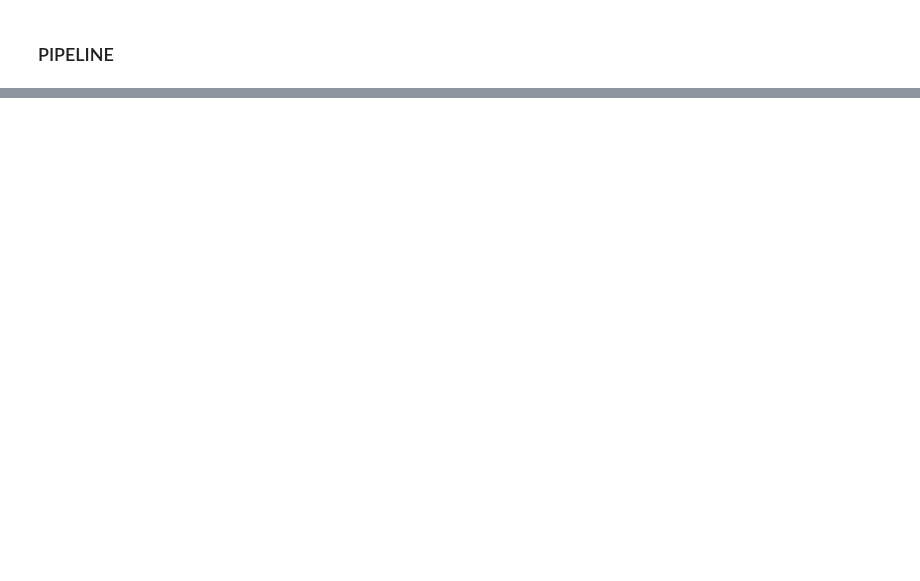
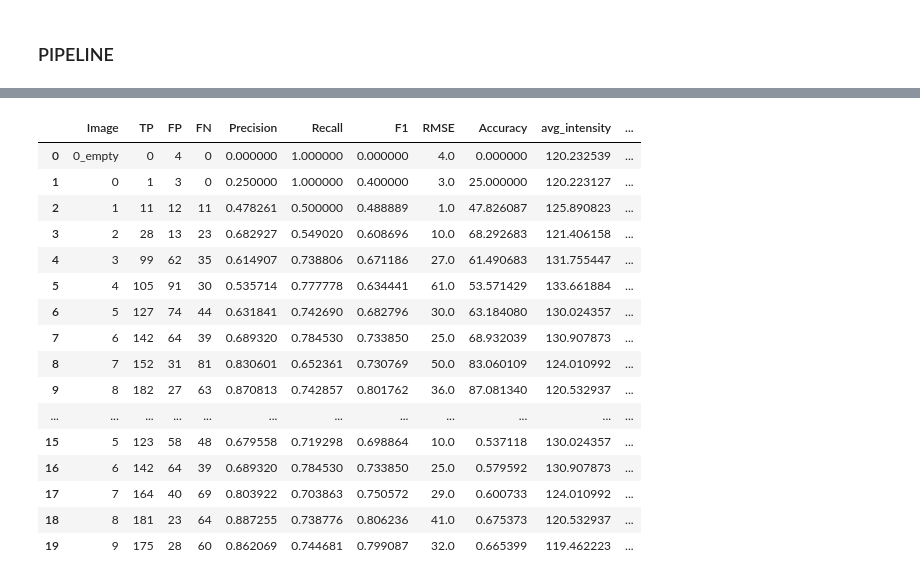
Before and after one commit to michafauth99/Project1, a Jupyter notebook: PIPELINE.ipynb, the cells around one changed output, grey strips where cells are left out. Saved outputs shown, nothing was run; the diff lists cells and outputs as text; code cells hidden in the pictures; blank space fills up the shorter version.

Commit message:
add best results

```diff
--- a/PIPELINE.ipynb
+++ b/PIPELINE.ipynb
@@ -63,7 +63,8 @@ df_eval = pd.DataFrame({
     'Precision': pd.Series(dtype='float'),
     'Recall': pd.Series(dtype='float'),
     'F1': pd.Series(dtype='float'),
-    'RMSE': pd.Series(dtype='float')
+    'RMSE': pd.Series(dtype='float'),
+    'avg_intensity': pd.Series(dtype='float')
 })
 # %%
 # Function to process each parameter combination
@@ -181,0 +186,3 @@ all_results
+# %%
+# add column as general parameter set
+all_results['parameter_set'] = all_results['avg_intensity'].apply(lambda x: 'over_130' if x >= 130 else 'below_130')
@@ -181,0 +204,12 @@ all_results
+# %%
+best_params = []
+images=["0_empty","0","1","2","3","4","5","6","7","8","9"]
+for image in images:
+    df_eval = pd.read_csv("results/grid_search/results_" + image + ".csv")
+    best_results = df_eval.sort_values(by='F1', ascending=False).head(1)
+    # add rank column
+    best_results['Rank'] = range(1, len(best_results) + 1)
+    best_params.append(best_results)
+# %%
+df_best_params = pd.concat(best_params)
+df_best_params
@@ -181,0 +228,44 @@ all_results
+# %%
+# Ensure the Image column is of the same type in both DataFrames
+df_best_params['Image'] = df_best_params['Image'].astype(str)
+all_results['Image'] = all_results['Image'].astype(str)
+
+# Ensure avg_intensity is populated in df_best_params
+df_best_params = pd.merge(
+    df_best_params,
+    all_results[['Image', 'avg_intensity']],
+    on='Image',
+    how='left'
+)
+
+# Add the parameter_set column with "best_params"
+df_best_params['parameter_set'] = 'best_params'
+
+# Retain only the required columns
+df_best_params = df_best_params[['Image', 'TP', 'FP','FN','Precision', 'Recall', 'F1', 'RMSE', 'avg_intensity', 'parameter_set']]
+# if acccuracy is NaN, calculate it
+df_best_params['Accuracy'] = df_best_params['TP'] / (df_best_params['TP'] + df_best_params['FP'] + df_best_params['FN'])
+
+# Append df_best_params to all_results
+all_results = pd.concat([all_results, df_best_params], ignore_index=True)
+
+# Display the resulting DataFrame
+all_results
+# %% [output]
+|  | Image | TP | FP | FN | Precision | Recall | F1 | RMSE | Accuracy | avg_intensity | ... |
+| 0 | 0_empty | 0 | 4 | 0 | 0.000000 | 1.000000 | 0.000000 | 4.0 | 0.000000 | 120.232539 | ... |
+| 1 | 0 | 1 | 3 | 0 | 0.250000 | 1.000000 | 0.400000 | 3.0 | 25.000000 | 120.223127 | ... |
+| 2 | 1 | 11 | 12 | 11 | 0.478261 | 0.500000 | 0.488889 | 1.0 | 47.826087 | 125.890823 | ... |
+| 3 | 2 | 28 | 13 | 23 | 0.682927 | 0.549020 | 0.608696 | 10.0 | 68.292683 | 121.406158 | ... |
+| 4 | 3 | 99 | 62 | 35 | 0.614907 | 0.738806 | 0.671186 | 27.0 | 61.490683 | 131.755447 | ... |
+| 5 | 4 | 105 | 91 | 30 | 0.535714 | 0.777778 | 0.634441 | 61.0 | 53.571429 | 133.661884 | ... |
+| 6 | 5 | 127 | 74 | 44 | 0.631841 | 0.742690 | 0.682796 | 30.0 | 63.184080 | 130.024357 | ... |
+| 7 | 6 | 142 | 64 | 39 | 0.689320 | 0.784530 | 0.733850 | 25.0 | 68.932039 | 130.907873 | ... |
+| 8 | 7 | 152 | 31 | 81 | 0.830601 | 0.652361 | 0.730769 | 50.0 | 83.060109 | 124.010992 | ... |
+| 9 | 8 | 182 | 27 | 63 | 0.870813 | 0.742857 | 0.801762 | 36.0 | 87.081340 | 120.532937 | ... |
+| ... | ... | ... | ... | ... | ... | ... | ... | ... | ... | ... | ... |
+| 15 | 5 | 123 | 58 | 48 | 0.679558 | 0.719298 | 0.698864 | 10.0 | 0.537118 | 130.024357 | ... |
+| 16 | 6 | 142 | 64 | 39 | 0.689320 | 0.784530 | 0.733850 | 25.0 | 0.579592 | 130.907873 | ... |
+| 17 | 7 | 164 | 40 | 69 | 0.803922 | 0.703863 | 0.750572 | 29.0 | 0.600733 | 124.010992 | ... |
+| 18 | 8 | 181 | 23 | 64 | 0.887255 | 0.738776 | 0.806236 | 41.0 | 0.675373 | 120.532937 | ... |
+| 19 | 9 | 175 | 28 | 60 | 0.862069 | 0.744681 | 0.799087 | 32.0 | 0.665399 | 119.462223 | ... |
```
Also changed, not shown: parts of 5 cells of this notebook, 4 other files.
